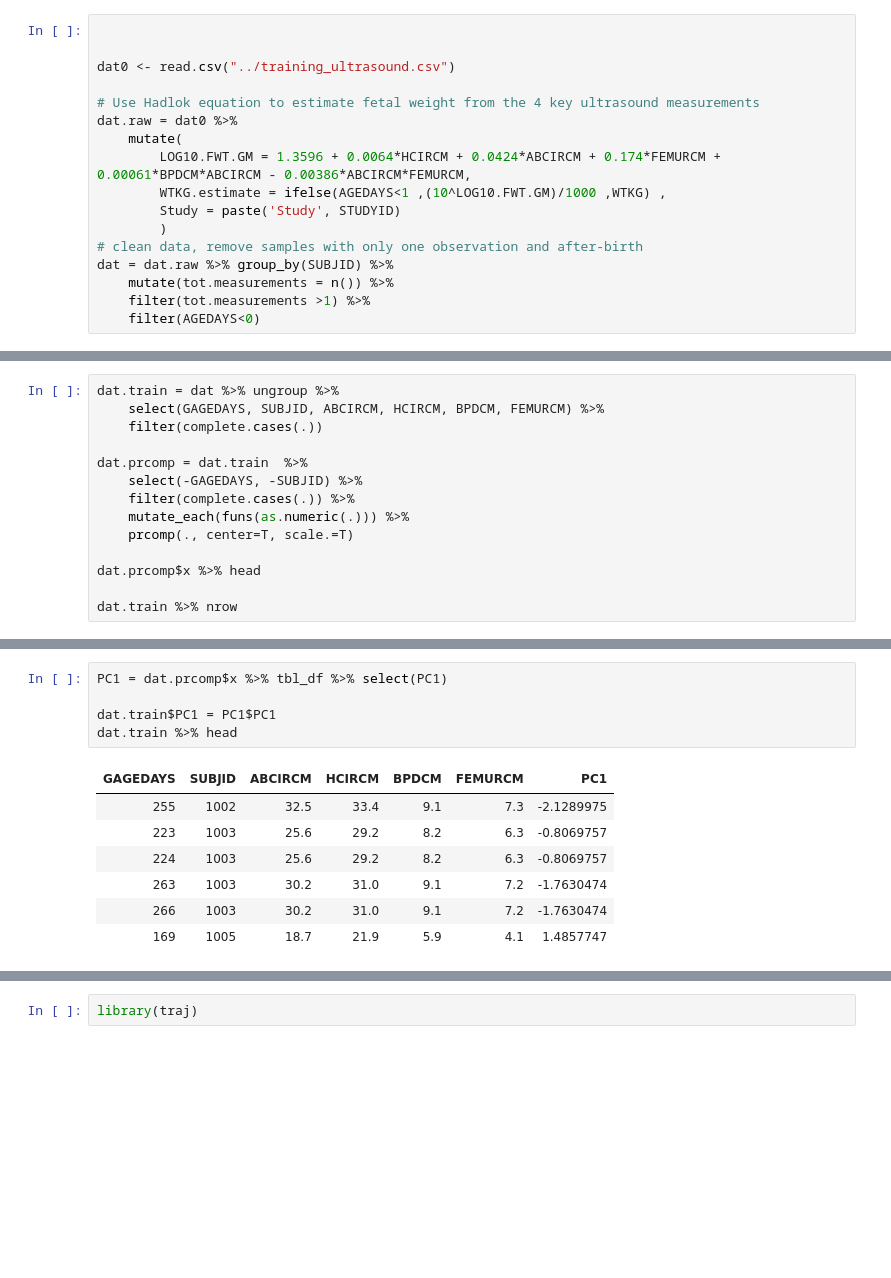
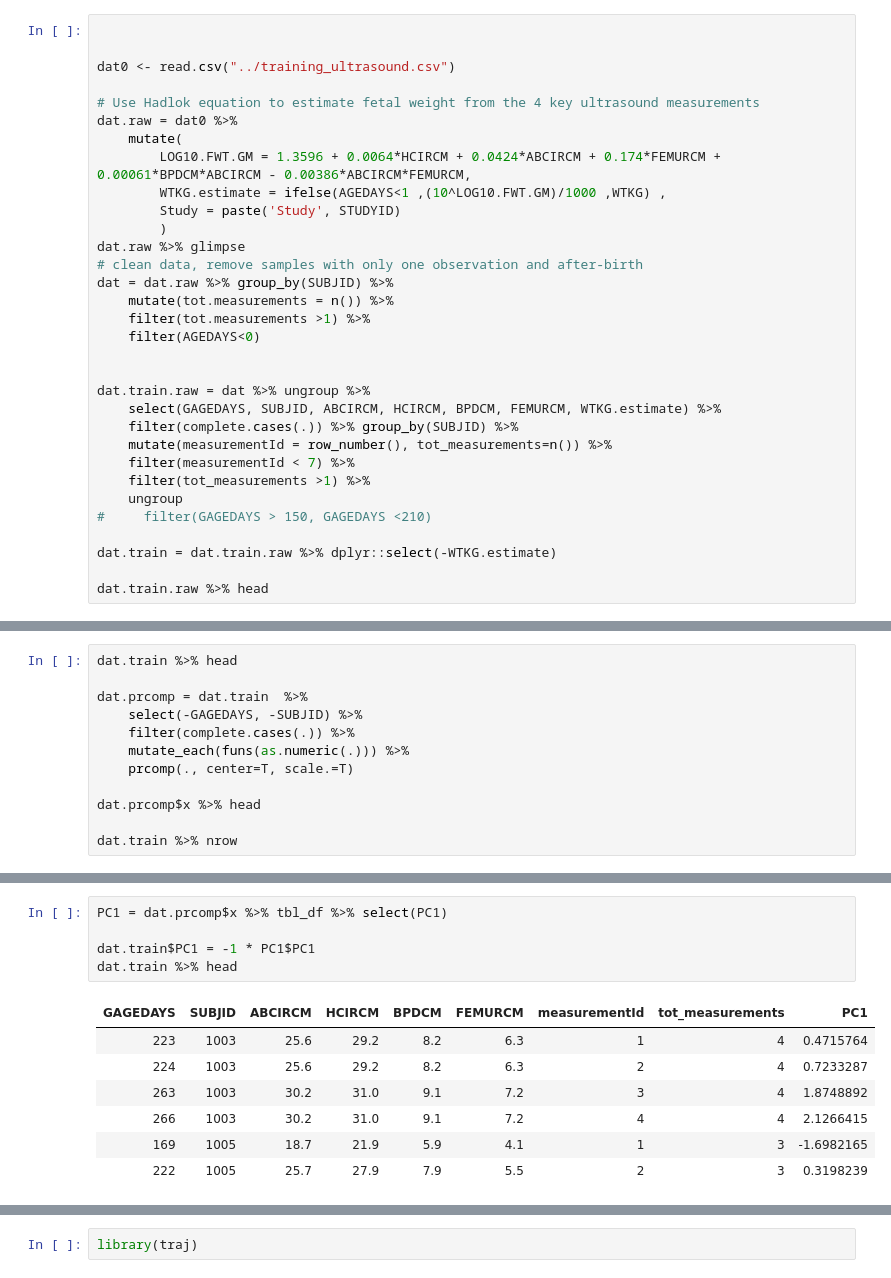
Before and after one commit to de-git/HBGDki-London, a Jupyter notebook: Ultrasound/notebooks/trajectory clustering.ipynb, the cells around one changed output, grey strips where cells are left out. Cells and saved outputs as stored; diff of their text form; blank space fills up the shorter version.

```diff
--- a/Ultrasound/notebooks/trajectory clustering.ipynb
+++ b/Ultrasound/notebooks/trajectory clustering.ipynb
@@ -18,8 +20,23 @@ dat.raw = dat0 %>%
         WTKG.estimate = ifelse(AGEDAYS<1 ,(10^LOG10.FWT.GM)/1000 ,WTKG) ,
         Study = paste('Study', STUDYID)
         )
+dat.raw %>% glimpse
 # clean data, remove samples with only one observation and after-birth
 dat = dat.raw %>% group_by(SUBJID) %>%
     mutate(tot.measurements = n()) %>%
     filter(tot.measurements >1) %>%
     filter(AGEDAYS<0)
+
+
+dat.train.raw = dat %>% ungroup %>%
+    select(GAGEDAYS, SUBJID, ABCIRCM, HCIRCM, BPDCM, FEMURCM, WTKG.estimate) %>%
+    filter(complete.cases(.)) %>% group_by(SUBJID) %>%
+    mutate(measurementId = row_number(), tot_measurements=n()) %>%
+    filter(measurementId < 7) %>%
+    filter(tot_measurements >1) %>%
+    ungroup
+#     filter(GAGEDAYS > 150, GAGEDAYS <210)
+
+dat.train = dat.train.raw %>% dplyr::select(-WTKG.estimate)
+
+dat.train.raw %>% head
@@ -28,9 +70,7 @@ dat = dat.raw %>% group_by(SUBJID) %>%
 
 We use PCA to reduce the four physical variables to one single dimension
 # %%
-dat.train = dat %>% ungroup %>%
-    select(GAGEDAYS, SUBJID, ABCIRCM, HCIRCM, BPDCM, FEMURCM) %>%
-    filter(complete.cases(.))
+dat.train %>% head
 
 dat.prcomp = dat.train  %>%
     select(-GAGEDAYS, -SUBJID) %>%
@@ -53,14 +100,14 @@ dat.train %>% nrow
 # %%
 PC1 = dat.prcomp$x %>% tbl_df %>% select(PC1)
 
-dat.train$PC1 = PC1$PC1
+dat.train$PC1 = -1 * PC1$PC1
 dat.train %>% head
 # %% [output]
-| GAGEDAYS | SUBJID | ABCIRCM | HCIRCM | BPDCM | FEMURCM | PC1 |
-| 255 | 1002 | 32.5 | 33.4 | 9.1 | 7.3 | -2.1289975 |
-| 223 | 1003 | 25.6 | 29.2 | 8.2 | 6.3 | -0.8069757 |
-| 224 | 1003 | 25.6 | 29.2 | 8.2 | 6.3 | -0.8069757 |
-| 263 | 1003 | 30.2 | 31.0 | 9.1 | 7.2 | -1.7630474 |
-| 266 | 1003 | 30.2 | 31.0 | 9.1 | 7.2 | -1.7630474 |
-| 169 | 1005 | 18.7 | 21.9 | 5.9 | 4.1 | 1.4857747 |
+| GAGEDAYS | SUBJID | ABCIRCM | HCIRCM | BPDCM | FEMURCM | measurementId | tot_measurements | PC1 |
+| 223 | 1003 | 25.6 | 29.2 | 8.2 | 6.3 | 1 | 4 | 0.4715764 |
+| 224 | 1003 | 25.6 | 29.2 | 8.2 | 6.3 | 2 | 4 | 0.7233287 |
+| 263 | 1003 | 30.2 | 31.0 | 9.1 | 7.2 | 3 | 4 | 1.8748892 |
+| 266 | 1003 | 30.2 | 31.0 | 9.1 | 7.2 | 4 | 4 | 2.1266415 |
+| 169 | 1005 | 18.7 | 21.9 | 5.9 | 4.1 | 1 | 3 | -1.6982165 |
+| 222 | 1005 | 25.7 | 27.9 | 7.9 | 5.5 | 2 | 3 | 0.3198239 |
 # %%
```
Also changed, not shown: parts of 26 cells of this notebook.
